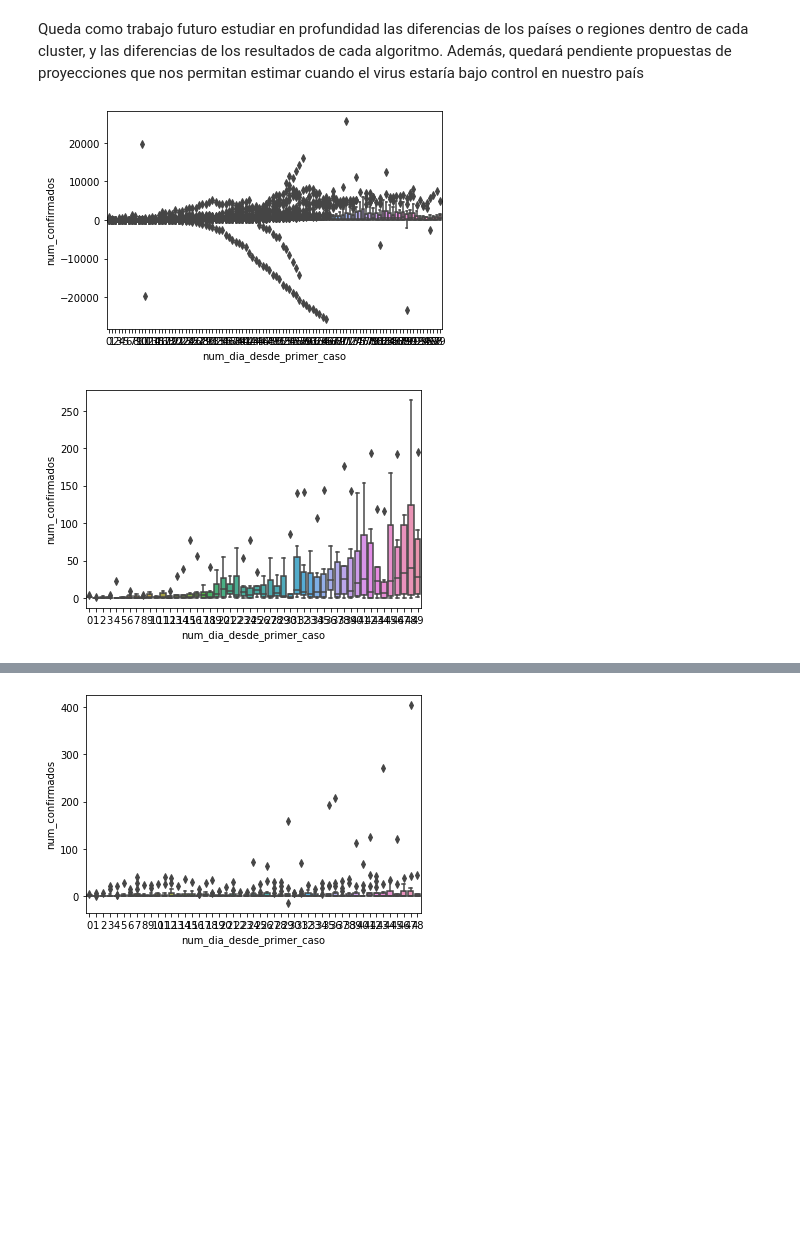
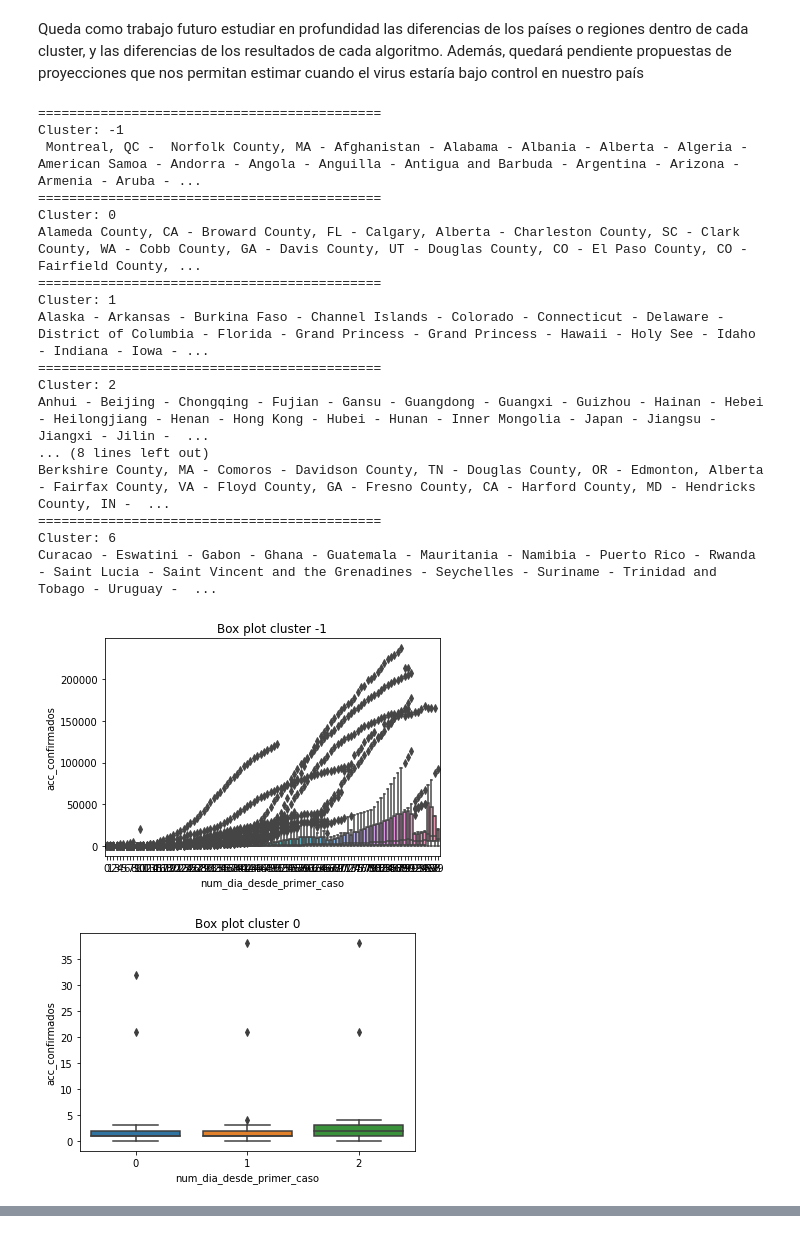
Before and after one commit to joseespinadote/proyecto_intro_mineria, a Jupyter notebook: miner-a-de-coronavirus.ipynb, the cells around one changed output, grey strips where cells are left out. Drawn from its saved outputs; the diff is of its cells as text; code cells hidden in the pictures; blank space fills up the shorter version.

Commit message:
Resultados del clustering - code

```diff
--- a/miner-a-de-coronavirus.ipynb
+++ b/miner-a-de-coronavirus.ipynb
@@ -727,8 +737,8 @@ A continuación, la curva con los datos de nuestro país con un polinomio de gra
 selected_pais = "Chile"
 dset_pais = dset_base[dset_base["pais"]==selected_pais]
 X = dset_pais.iloc[:,0:1].values
-y = dset_pais.iloc[:,3].values
-X_train, X_test, y_train, y_test = train_test_split(X, y, test_size=0.2, random_state=0)
+y = dset_pais['acc_confirmados'].values
+# X_train, X_test, y_train, y_test = train_test_split(X, y, test_size=0.2, random_state=0)
 from sklearn.linear_model import LinearRegression
 from sklearn.preprocessing import PolynomialFeatures
 poly_reg = PolynomialFeatures(degree=12)
@@ -741,8 +751,9 @@ def viz_polymonial():
     plt.scatter(X, y, color='red')
     plt.plot(X, pol_reg.predict(poly_reg.fit_transform(X)), color='blue')
     plt.title('Regresión polinomial de los contagiados de Chile')
-    plt.xlabel('Num_dia_contagio')
-    plt.ylabel('num_contagiados')
+    plt.xlabel('dias desde el contagio')
+    plt.ylabel('Contagiados acumulados')
+    plt.savefig('figures/chile_polinomial_reg.png')
     plt.show()
     return
 viz_polymonial()
@@ -764,8 +775,8 @@ def ajuste_polinomial(X, y):
     features = pd.Series(poly_reg.transform(X)[-1])
     # print(features)
     return features
-
-features_df = dset_base.groupby(['region', 'pais']).apply(lambda x: ajuste_polinomial(x.iloc[:,0:1].values, x['num_confirmados'].values)).reset_index()
+column_to_fit = 'acc_confirmados'
+features_df = dset_base.groupby(['region', 'pais']).apply(lambda x: ajuste_polinomial(x.iloc[:,0:1].values, x[column_to_fit].values)).reset_index()
 from sklearn.manifold import TSNE
 features = features_df.select_dtypes('float64')
 X_embedded = TSNE(n_components=2).fit_transform(features)
@@ -783,10 +794,11 @@ from sklearn.cluster import KMeans, AgglomerativeClustering, DBSCAN
 n_cluster = 3
 kmeans_clusters = KMeans(n_clusters=n_cluster).fit_predict(features)
 agglomerative_clusters = AgglomerativeClustering().fit_predict(features)
-dbscan_clusters = DBSCAN(eps=0.3, min_samples=10).fit_predict(features)
+dbscan_clusters = DBSCAN(eps=0.3, min_samples=15).fit_predict(features)
 
 def plot_clustering(clusters, name=''):
     counter = 0
+    f = plt.figure()
     for cluster in np.unique(clusters):
         #print('Cluster {} has {} country/region'.format(cluster, features_df[clusters == cluster][['pais', 'region']].shape[0]))
         ax = sns.scatterplot(x=0, y=1, data = X_embedded[clusters == cluster], color = colorlist[counter % len(colorlist)], label='Cluster '+str(cluster))
@@ -796,7 +808,7 @@ def plot_clustering(clusters, name=''):
     ax.set_title(name+' clustering', fontsize=14)
     ax.set_xlabel('1st representative feature')
     ax.set_ylabel('2nd representative feature')
-    return ax
+    return f, ax
 
 plot_clustering(dbscan_clusters, name='DBSCAN')
 # %% [output]
@@ -834,0 +827,3 @@ dset
+# %%
+f, ax = plot_clustering(agglomerative_clusters, name='Agglomerative Clustering')
+f.savefig('figures/clustering/agglomerative.png')
@@ -837,14 +834,36 @@ Queda como trabajo futuro estudiar en profundidad las diferencias de los países
 # %%
 # Análisis de los paises / regiones dentro de cada cluster
 for cluster in np.unique(dbscan_clusters):
-    paises = list(features_df[dbscan_clusters == cluster][['region']].region)
-    dset_paises = dset[dset["pais"].isin(paises)]
+    paises = list(features_df[dbscan_clusters == cluster]['region'])
+    dset_paises = dset[dset["region"].isin(paises)]
     if dset_paises.empty :
         continue
     var = 'num_dia_desde_primer_caso'
-    data = pd.concat([dset_paises['num_confirmados'], dset_paises[var]], axis=1)
-    f, ax = plt.subplots()
-    fig = sns.boxplot(x=var, y="num_confirmados", data=data)
+    data = pd.concat([dset_paises['acc_confirmados'], dset_paises[var]], axis=1)
+    print('============================================')
+    print('Cluster: '+ str(cluster))
+    print(' - '.join(paises))
+    f = plt.figure()
+    fig = sns.boxplot(x=var, y="acc_confirmados", data=data)
+    fig.set_title('Box plot cluster ' + str(cluster))
+    f.savefig('figures/clustering/boxplot/boxplot_'+str(cluster)+'.png')
 # %% [output]
+============================================
+Cluster: -1
+ Montreal, QC -  Norfolk County, MA - Afghanistan - Alabama - Albania - Alberta - Algeria - American Samoa - Andorra - Angola - Anguilla - Antigua and Barbuda - Argentina - Arizona - Armenia - Aruba - ...
+============================================
+Cluster: 0
+Alameda County, CA - Broward County, FL - Calgary, Alberta - Charleston County, SC - Clark County, WA - Cobb County, GA - Davis County, UT - Douglas County, CO - El Paso County, CO - Fairfield County, ...
+============================================
+Cluster: 1
+Alaska - Arkansas - Burkina Faso - Channel Islands - Colorado - Connecticut - Delaware - District of Columbia - Florida - Grand Princess - Grand Princess - Hawaii - Holy See - Idaho - Indiana - Iowa - ...
+============================================
+Cluster: 2
+Anhui - Beijing - Chongqing - Fujian - Gansu - Guangdong - Guangxi - Guizhou - Hainan - Hebei - Heilongjiang - Henan - Hong Kong - Hubei - Hunan - Inner Mongolia - Japan - Jiangsu - Jiangxi - Jilin -  ...
+... (8 lines left out)
+Berkshire County, MA - Comoros - Davidson County, TN - Douglas County, OR - Edmonton, Alberta - Fairfax County, VA - Floyd County, GA - Fresno County, CA - Harford County, MD - Hendricks County, IN -  ...
+============================================
+Cluster: 6
+Curacao - Eswatini - Gabon - Ghana - Guatemala - Mauritania - Namibia - Puerto Rico - Rwanda - Saint Lucia - Saint Vincent and the Grenadines - Seychelles - Suriname - Trinidad and Tobago - Uruguay -  ...
-[figure, old version]
+[figure, new version]
-[figure, old version]
+[figure, new version]
@@ -857 +875,0 @@ for cluster in np.unique(dbscan_clusters):
-[figure, removed]
```
Also changed, not shown: parts of 12 cells of this notebook.
